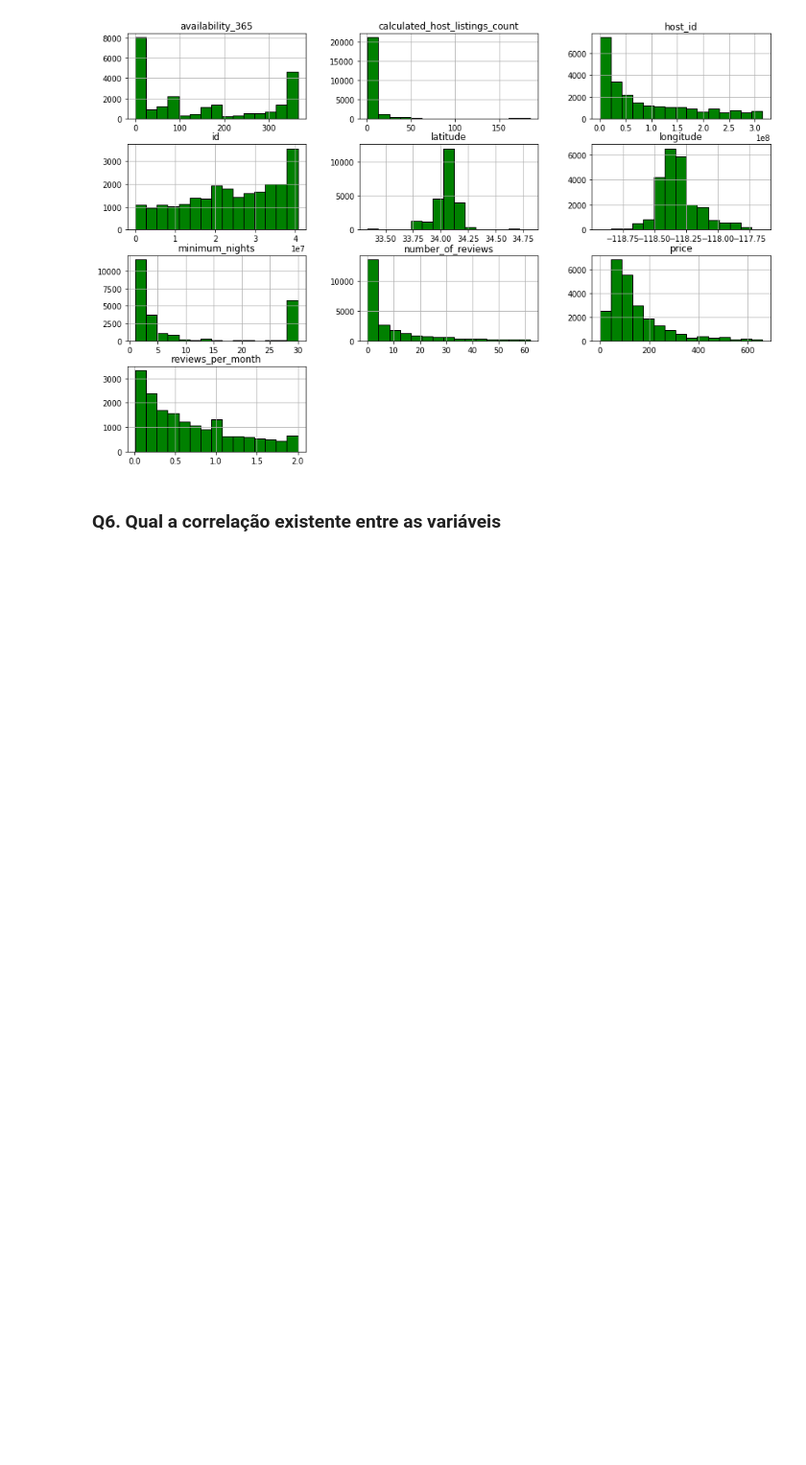
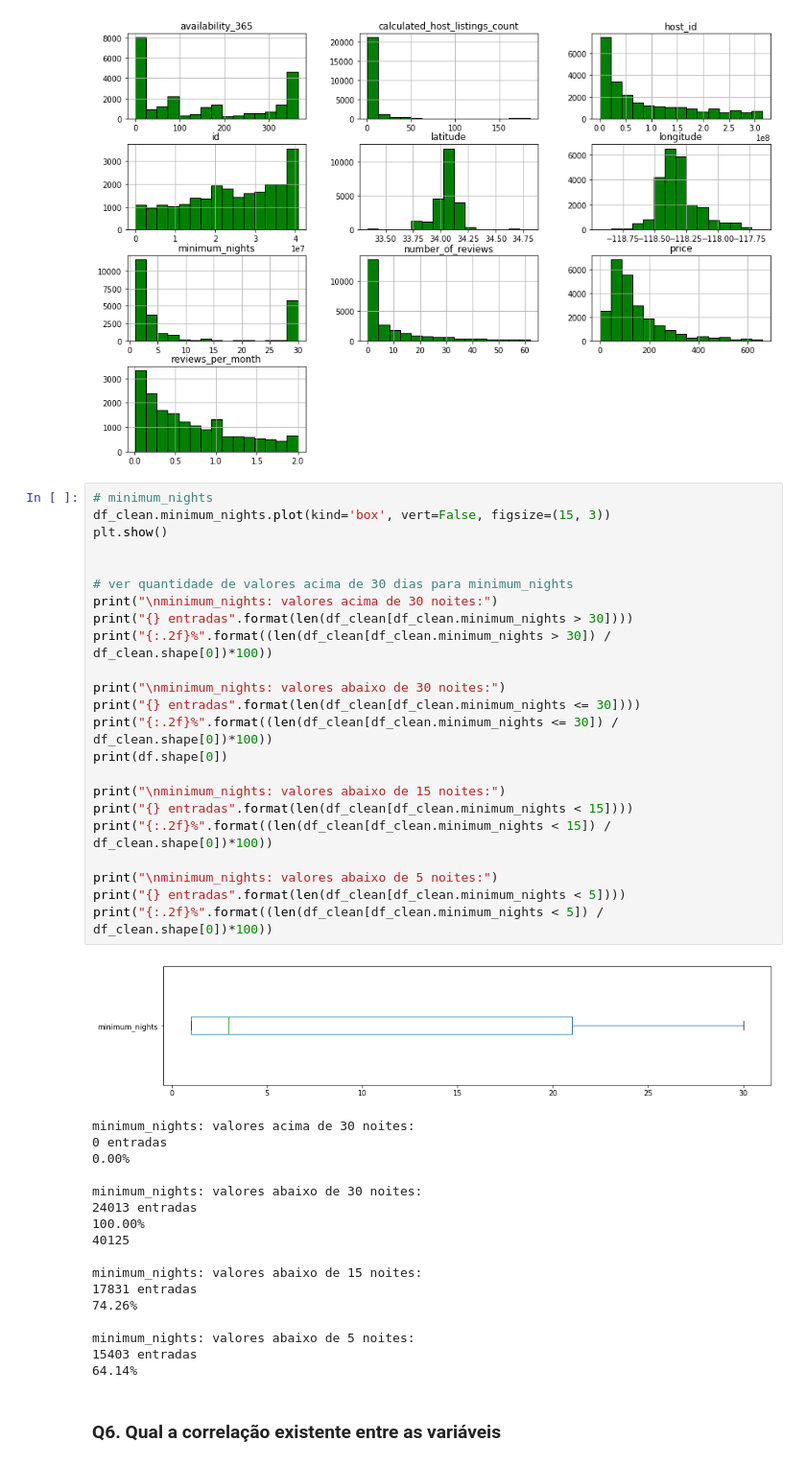
Before and after one commit to eliasfeitoza/Curso-Data-Science-na-Pratica, a Jupyter notebook: Analisando_os_Dados_do_Airbnb.ipynb, the cells around one changed output. Shown: that part at 96% size. Drawn from its saved outputs; the diff is of its cells as text; blank space fills up the shorter version.

```diff
--- a/Analisando_os_Dados_do_Airbnb.ipynb
+++ b/Analisando_os_Dados_do_Airbnb.ipynb
@@ -310,6 +310,47 @@ df_clean.drop('neighbourhood_group', axis=1, inplace=True)
 df_clean.hist(bins=15,color='green',edgecolor='black', figsize=(15,10));
 # %% [output]
 [figure]
+# %%
+# minimum_nights
+df_clean.minimum_nights.plot(kind='box', vert=False, figsize=(15, 3))
+plt.show()
+
+
+# ver quantidade de valores acima de 30 dias para minimum_nights
+print("\nminimum_nights: valores acima de 30 noites:")
+print("{} entradas".format(len(df_clean[df_clean.minimum_nights > 30])))
+print("{:.2f}%".format((len(df_clean[df_clean.minimum_nights > 30]) / df_clean.shape[0])*100))
+
+print("\nminimum_nights: valores abaixo de 30 noites:")
+print("{} entradas".format(len(df_clean[df_clean.minimum_nights <= 30])))
+print("{:.2f}%".format((len(df_clean[df_clean.minimum_nights <= 30]) / df_clean.shape[0])*100))
+print(df.shape[0])
+
+print("\nminimum_nights: valores abaixo de 15 noites:")
+print("{} entradas".format(len(df_clean[df_clean.minimum_nights < 15])))
+print("{:.2f}%".format((len(df_clean[df_clean.minimum_nights < 15]) / df_clean.shape[0])*100))
+
+print("\nminimum_nights: valores abaixo de 5 noites:")
+print("{} entradas".format(len(df_clean[df_clean.minimum_nights < 5])))
+print("{:.2f}%".format((len(df_clean[df_clean.minimum_nights < 5]) / df_clean.shape[0])*100))
+# %% [output]
+[figure, added]
+minimum_nights: valores acima de 30 noites:
+0 entradas
+0.00%
+
+minimum_nights: valores abaixo de 30 noites:
+24013 entradas
+100.00%
+40125
+
+minimum_nights: valores abaixo de 15 noites:
+17831 entradas
+74.26%
+
+minimum_nights: valores abaixo de 5 noites:
+15403 entradas
+64.14%
 # %% [markdown]
 ### **Q6. Qual a correlação existente entre as variáveis**
 # %% [markdown]
```
Also changed, not shown: parts of 1 cell of this notebook.
